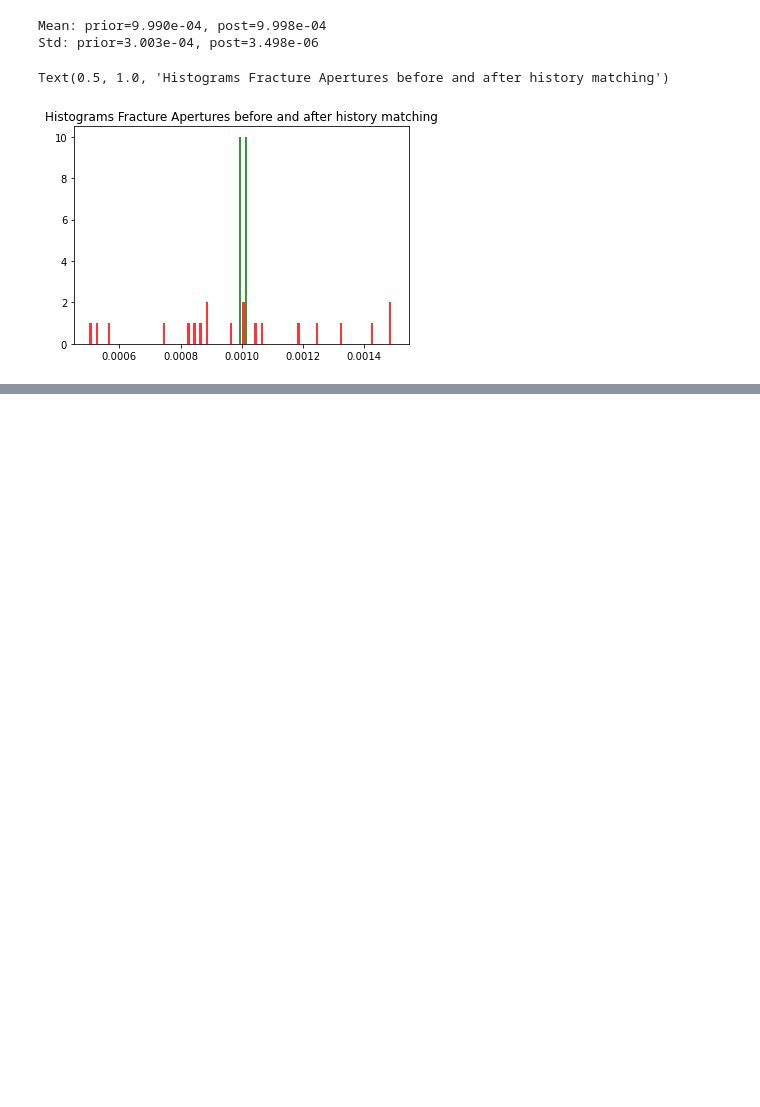
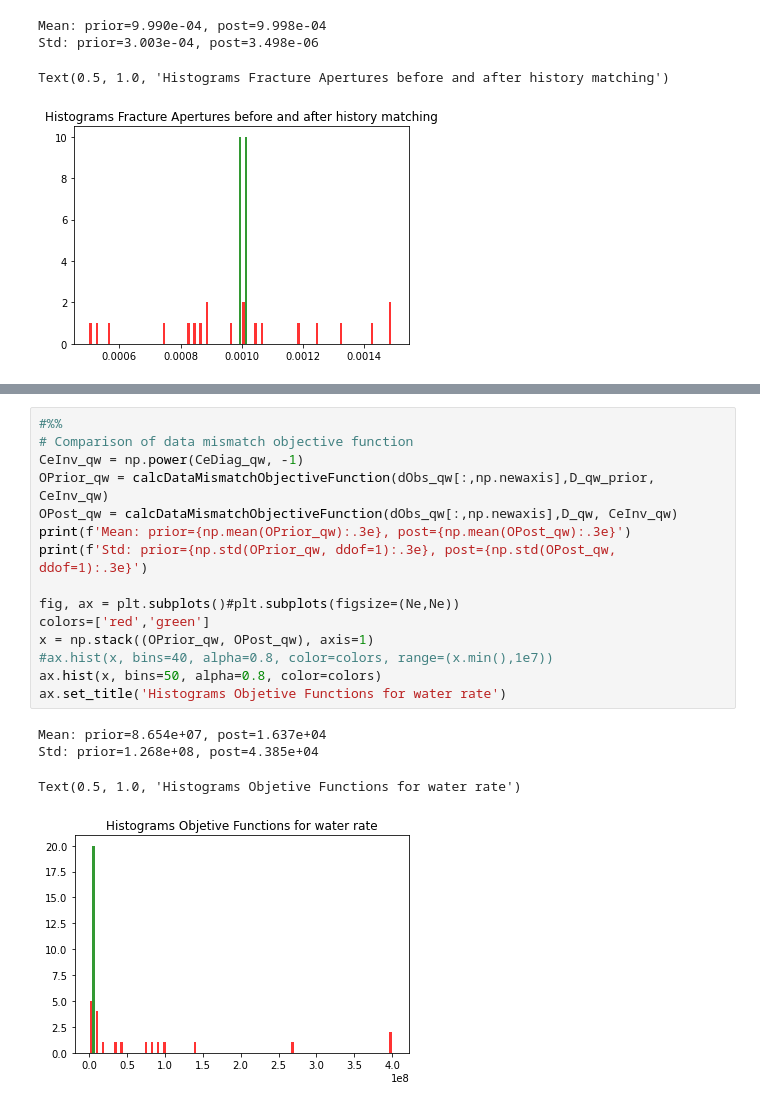
Before and after one commit to gabrielserrao/DA-DARTS-Naturally-Fractured-Reservoir, a Jupyter notebook: mainDA_explained.ipynb, the cells around one changed output, grey strips where cells are left out. Cells and saved outputs as stored; diff of their text form; blank space fills up the shorter version.

```diff
--- a/mainDA_explained.ipynb
+++ b/mainDA_explained.ipynb
@@ -345,0 +407,20 @@ Text(0.5, 0.98, 'P1 : temperature (K)')
+# %%
+#%%
+# Comparison of data mismatch objective function
+CeInv_qw = np.power(CeDiag_qw, -1)
+OPrior_qw = calcDataMismatchObjectiveFunction(dObs_qw[:,np.newaxis],D_qw_prior, CeInv_qw)
+OPost_qw = calcDataMismatchObjectiveFunction(dObs_qw[:,np.newaxis],D_qw, CeInv_qw)
+print(f'Mean: prior={np.mean(OPrior_qw):.3e}, post={np.mean(OPost_qw):.3e}')
+print(f'Std: prior={np.std(OPrior_qw, ddof=1):.3e}, post={np.std(OPost_qw, ddof=1):.3e}')
+
+fig, ax = plt.subplots()#plt.subplots(figsize=(Ne,Ne))
+colors=['red','green']
+x = np.stack((OPrior_qw, OPost_qw), axis=1)
+#ax.hist(x, bins=40, alpha=0.8, color=colors, range=(x.min(),1e7))
+ax.hist(x, bins=50, alpha=0.8, color=colors)
+ax.set_title('Histograms Objetive Functions for water rate')
+# %% [output]
+Mean: prior=8.654e+07, post=1.637e+04
+Std: prior=1.268e+08, post=4.385e+04
+Text(0.5, 1.0, 'Histograms Objetive Functions for water rate')
+[figure, added]
```
Also changed, not shown: parts of 5 cells of this notebook, 2 other files.
